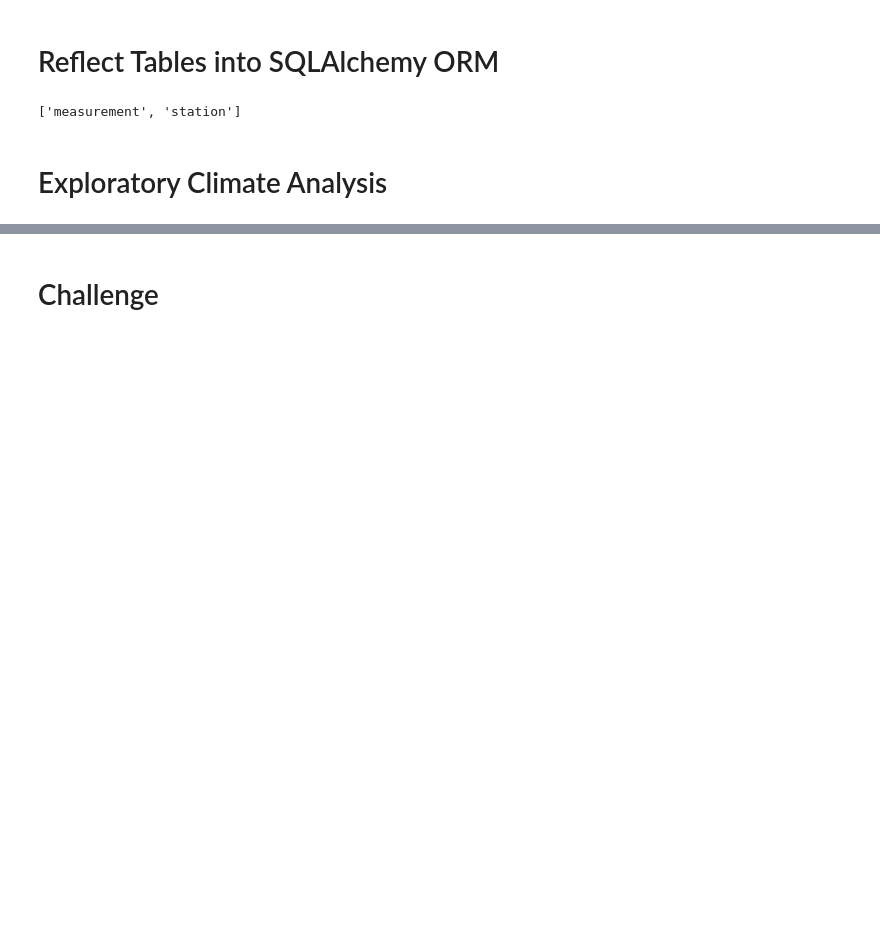
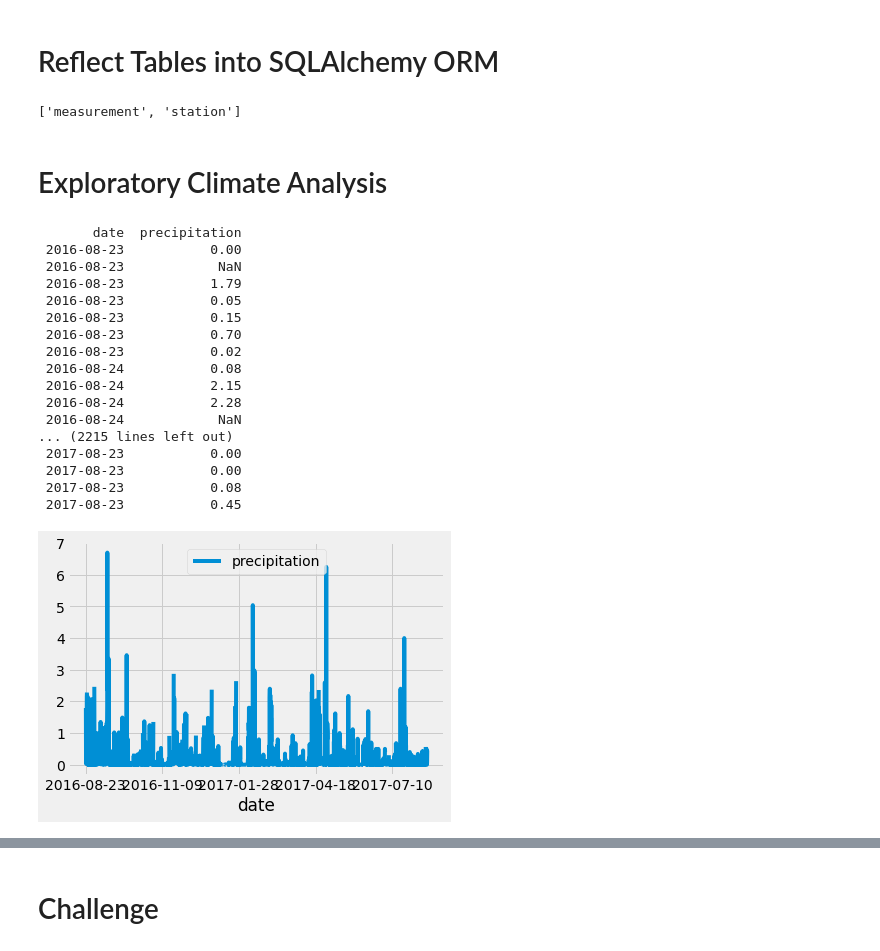
Before and after one commit to jtang3yo/Surfs_up, a Jupyter notebook: climate_analysis.ipynb, the cells around one changed output, grey strips where cells are left out. Cells and saved outputs as stored; diff of their text form; code cells hidden in the pictures; blank space fills up the shorter version.

Commit message:
updated with dataframe and plot

```diff
--- a/climate_analysis.ipynb
+++ b/climate_analysis.ipynb
@@ -40,14 +40,43 @@ session = Session(engine)
 # Exploratory Climate Analysis
 # %%
 # Design a query to retrieve the last 12 months of precipitation data and plot the results.
-#Starting from the last data point in the database.
+#Starting from the last data point in the database. dt.date() specifies the date in the following format: year, month, day.
+#prev_year = dt.date(2017,8, 23)
 
 # Calculate the date one year from the last date in data set.
-
-# Perform a query to retrieve the data and precipitation scores
+# dt.timedelta() function to the previous line of code. This function allows us to trace back a certain number of days.
+prev_year = dt.date(2017,8,23) - dt.timedelta(days=365)
+# Perform a query to retrieve the data and precipitation scores which will be a list[]
+# with Session.query() with two parameters pass in paranthesis
+results=[]
+#add filter() to filter the data
+results = session.query(Measurement.date, Measurement.prcp).filter(Measurement.date>=prev_year)
+#print(results.all())
 
 # Save the query results as a Pandas DataFrame and set the index to the date column
+df = pd.DataFrame(results, columns=['date', 'precipitation'])
+df.set_index(df['date'], inplace=True)
+#print dataframe without printing index df.to_string(index=False)
 
-# Sort the dataframe by date
-
-# Use Pandas Plotting with Matplotlib to plot the data
+# Sort the dataframe by date /sort the values by date using the sort_index()
+df=df.sort_index()
+print(df.to_string(index=False))
+# %% [output]
+       date  precipitation
+ 2016-08-23           0.00
+ 2016-08-23            NaN
+ 2016-08-23           1.79
+ 2016-08-23           0.05
+ 2016-08-23           0.15
+ 2016-08-23           0.70
+ 2016-08-23           0.02
+ 2016-08-24           0.08
+ 2016-08-24           2.15
+ 2016-08-24           2.28
+ 2016-08-24            NaN
+... (2215 lines left out)
+ 2017-08-23           0.00
+ 2017-08-23           0.00
+ 2017-08-23           0.08
+ 2017-08-23           0.45
+[figure, added]
```
Also changed, not shown: parts of 2 cells of this notebook.
